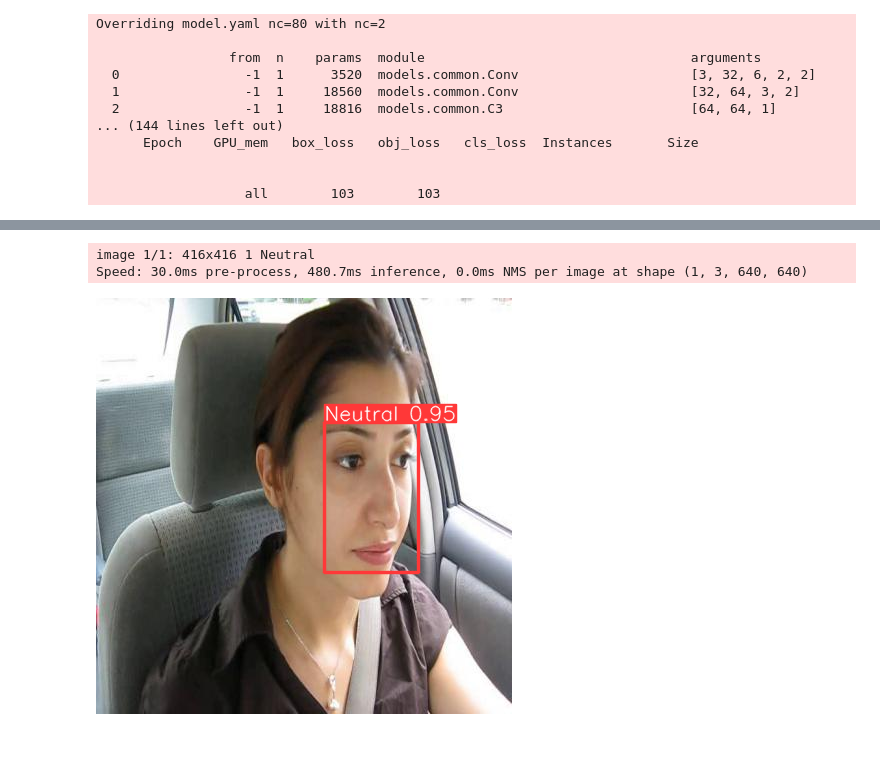
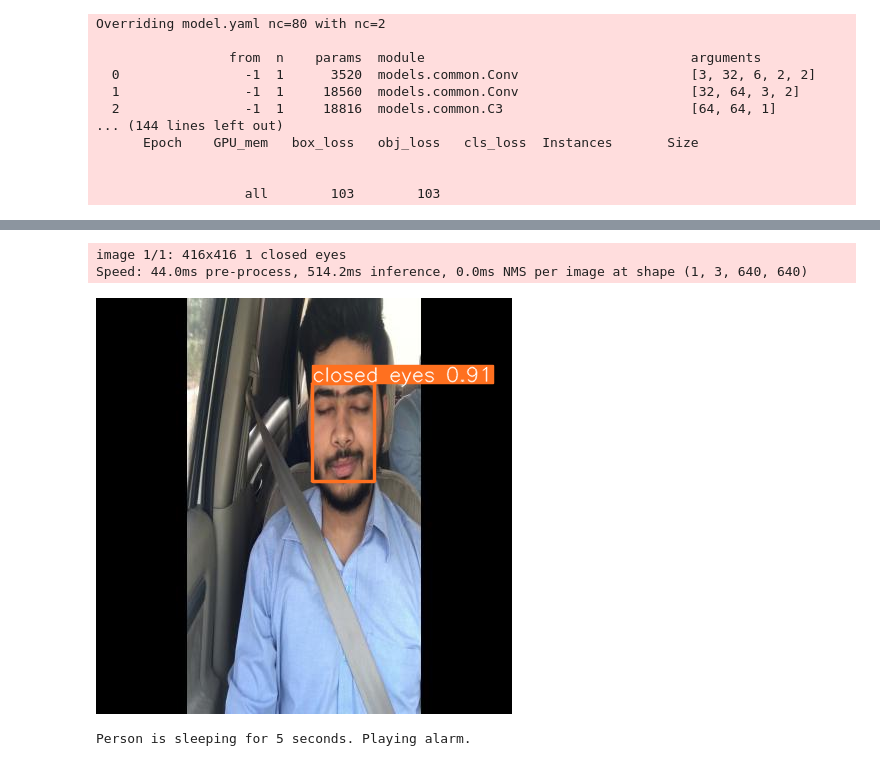
Before and after one commit to Mouhamed-Jinja/awake-sleep-yawn-detection-AI-model, a Jupyter notebook: ai-gp.ipynb, the cells around one changed output, grey strips where cells are left out. Drawn from its saved outputs; the diff is of its cells as text; code cells hidden in the pictures.

```diff
--- a/ai-gp.ipynb
+++ b/ai-gp.ipynb
@@ -78,14 +78,14 @@ Model summary: 157 layers, 7018216 parameters, 0 gradients, 15.8 GFLOPs
 Adding AutoShape...
 # %%
 import os
-img = os.path.join(r'C:\Users\Mohammed\Downloads\orfinppro\pro\data\test\images', '2_jpg.rf.b057079b62730eeefd5e838cf2cd7326.jpg')
+img = os.path.join(r'C:\Users\Mohammed\Downloads\orfinppro\pro\data\test\images', '1137_jpg.rf.9eaf2671d78dd89a0c157bb66ba031d2.jpg')
 resul = model(img)
 resul.print()
 resul.show()
 # %% [output]
-image 1/1: 416x416 1 Neutral
-Speed: 30.0ms pre-process, 480.7ms inference, 0.0ms NMS per image at shape (1, 3, 640, 640)
+image 1/1: 416x416 1 closed eyes
+Speed: 44.0ms pre-process, 514.2ms inference, 0.0ms NMS per image at shape (1, 3, 640, 640)
-[figure, old version]
+[figure, new version]
 # %%
 cap = cv2.VideoCapture(0)
 while cap.isOpened():
@@ -103,35 +103,43 @@ cap.release()
 cv2.destroyAllWindows()
 # %%
 import cv2
+import numpy as np
 import time
+import pygame
+
+# Initialize the pygame mixer for playing audio
+pygame.mixer.init()
+
 cap = cv2.VideoCapture(0)
-
-# Set the desired frames per second (FPS)
-desired_fps = 45
-
-# Calculate the delay between frames based on desired FPS
-frame_delay = 1 / desired_fps
-
-frame_counter = 0
+counter = 0
+sleep_duration_threshold = 5  # 5 consecutive frames with label 2
 
 while cap.isOpened():
     ret, frame = cap.read()
 
-    if ret:
-        # Process frames at the desired FPS
-        frame_counter += 1
-        if frame_counter % desired_fps == 0:
-            # Make detections on the selected frames
-            results = model(frame)
-            cv2.imshow('YOLO', np.squeeze(results.render()))
+    # Make detections
+    results = model(frame)
 
-        # Check for key press to exit the loop
-        if cv2.waitKey(1) == ord('q'):
-            break
+    # Extract relevant information from the results
+    for detection in results.pred[0]:  # Assuming YOLOv5 output structure
+        label = detection[5].item()  # Get the integer value of the torch.Tensor
 
-    # Delay to achieve the desired FPS
-    if frame_counter % desired_fps == 0:
-        time.sleep(frame_delay)
+        if label == 2:
+            counter += 1
+            if counter >= sleep_duration_threshold:
+                print("Person is sleeping for 5 seconds. Playing alarm.")
+                pygame.mixer.music.load('../alarm-car-or-home-62554.mp3')  # Replace with the path to your alarm audio file
+                pygame.mixer.music.play()
+                counter = 0
+        else:
+            counter = 0
+
+    cv2.imshow('YOLO', np.squeeze(results.render()))
+
+    if cv2.waitKey(10) & 0xFF == ord('q'):
+        break
 
 cap.release()
 cv2.destroyAllWindows()
+# %% [output]
+Person is sleeping for 5 seconds. Playing alarm.
```
Also changed, not shown: parts of 2 cells of this notebook, 1 other file.
